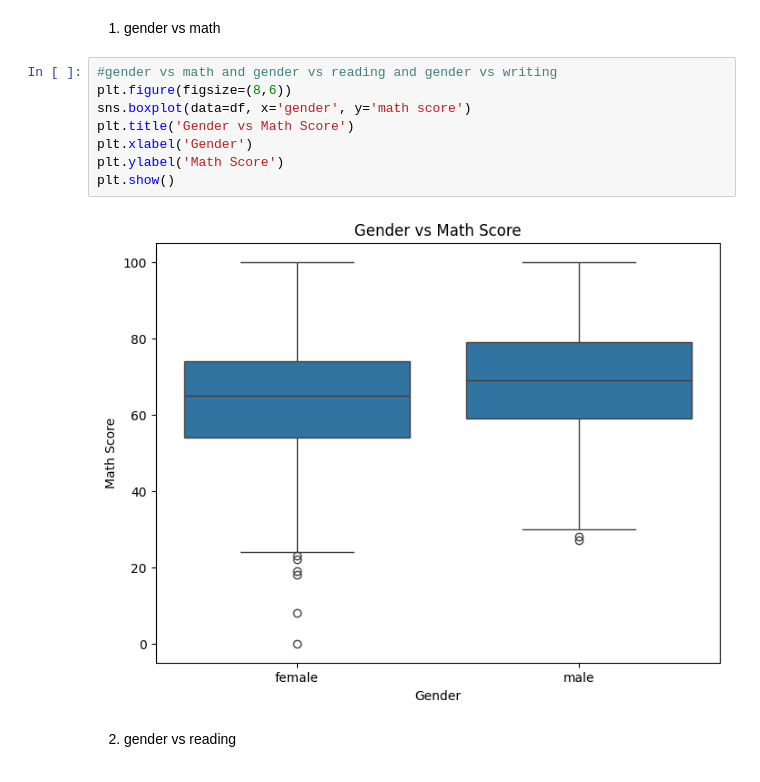
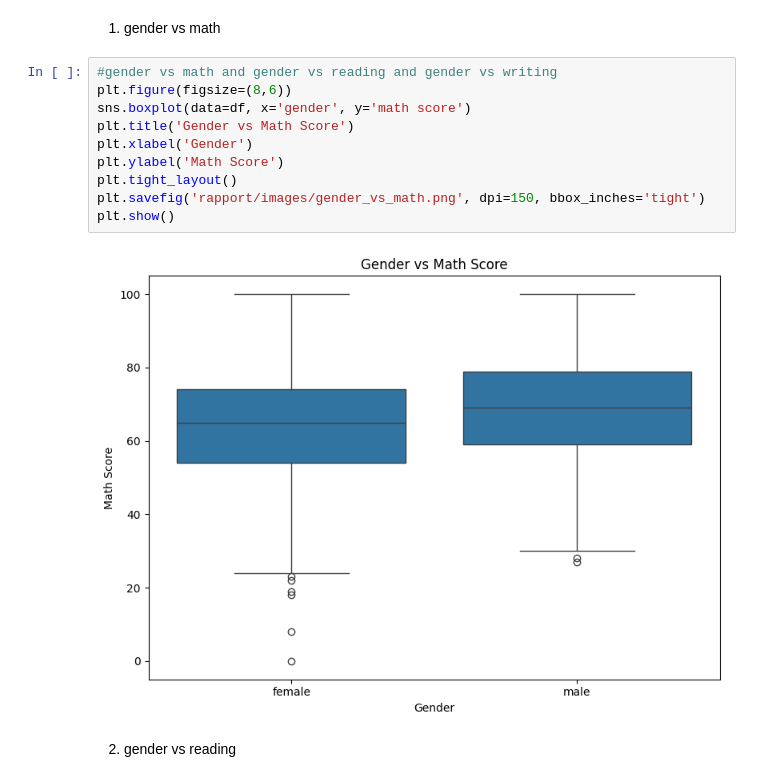
Before and after one commit to kkbbmrl/EDA, a Jupyter notebook: student.ipynb, the cells around one changed output. Cells and saved outputs as stored; diff of their text form.

```diff
--- a/student.ipynb
+++ b/student.ipynb
@@ -267,13 +279,15 @@ plt.show()
 # %%
 #gender vs math and gender vs reading and gender vs writing
 plt.figure(figsize=(8,6))
 sns.boxplot(data=df, x='gender', y='math score')
 plt.title('Gender vs Math Score')
 plt.xlabel('Gender')
 plt.ylabel('Math Score')
+plt.tight_layout()
+plt.savefig('rapport/images/gender_vs_math.png', dpi=150, bbox_inches='tight')
 plt.show()
 # %% [output]
-[figure, old version]
+[figure, new version]
 # %% [markdown]
 2. gender vs reading
 # %%
```
Also changed, not shown: parts of 11 cells of this notebook, 20 other files.
